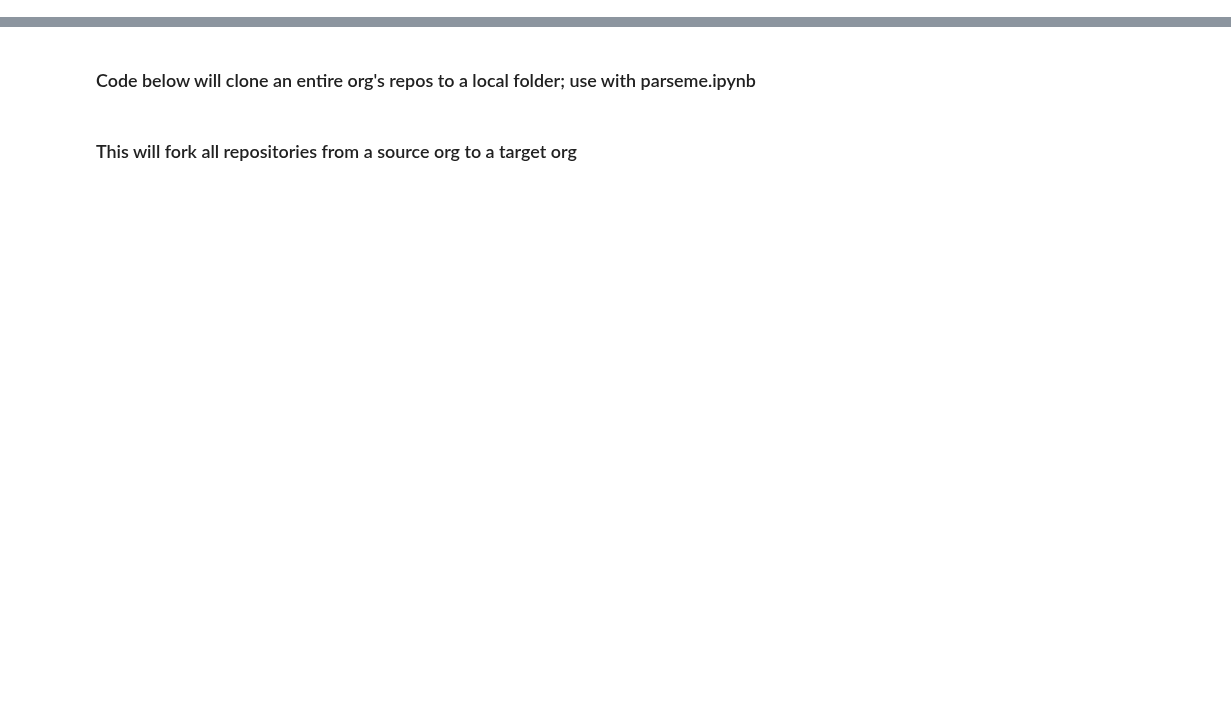
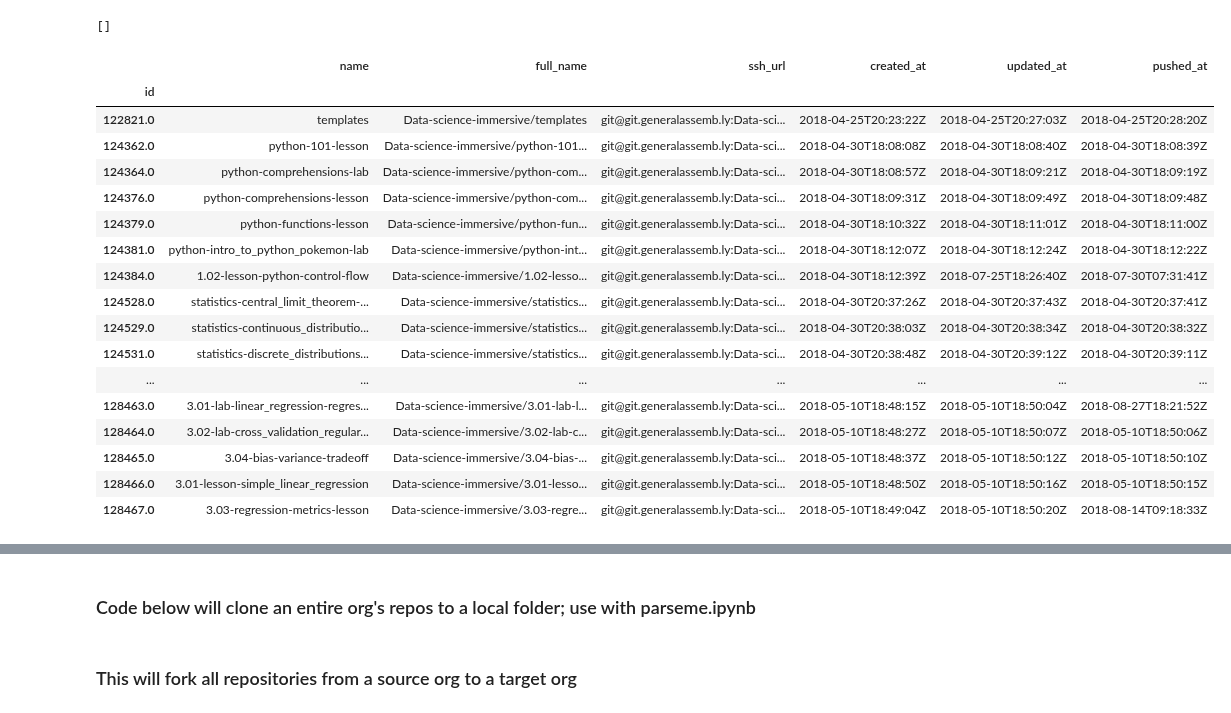
Before and after one commit to ggodreau/profanityParser, a Jupyter notebook: gitauth.ipynb, the cells around one changed output, grey strips where cells are left out. Saved outputs shown, nothing was run; the diff lists cells and outputs as text; code cells hidden in the pictures; blank space fills up the shorter version.

Commit message:
working paging and df_dict, needs combined still

```diff
--- a/gitauth.ipynb
+++ b/gitauth.ipynb
@@ -34,0 +47,23 @@ for org in orgs:
+# %%
+'''
+NEEDS CODE WRITTEN TO TRAVERSE PAGES (start at page 1, go until r.status_code = 202)
+see docs here:
+https://developer.github.com/v3/repos/#parameters-2
+
+Note: the 'page' parameter is not documented with the github API, I found it by trial/error
+'''
+
+# get a listing of all repos in the target org, 'Data-science-immersive'
+# from GHE docs: GET /orgs/:org/repos
+
+r = requests.get('https://{}/api/v3/orgs/{}/repos'.format(baseurl, source_org), \
+                 headers=header, params={ 'type': 'all' , 'page': 1 })
+repos = json.loads(r.content)
+
+clones = []
+for repo in repos:
+    clones.append(repo['ssh_url'])
+
+# show first 5
+for repo in repos[:5]:
+    print('{}, {}'.format(repo['name'], repo['ssh_url']))
@@ -34,0 +97,44 @@ for org in orgs:
+# %%
+r.json()
+# %% [output]
+[]
+# %%
+df_dict = {
+    'id': [],
+    'name': [],
+    'full_name': [],
+    'ssh_url': [],
+    'created_at': [],
+    'updated_at': [],
+    'pushed_at': []
+}
+# create initial blank dataframe
+df = pd.DataFrame.from_dict(df_dict).set_index('id')
+for repo in repos:
+    for k in df_dict.keys():
+        df_dict[k].append(repo[k])
+res_df = pd.DataFrame.from_dict(df_dict).set_index('id')
+# clear dict
+for k in df_dict.keys():
+    df_dict[k] = []
+# append res_df to initial blank dataframe
+df.append(res_df)
+# %% [output]
+|  | name | full_name | ssh_url | created_at | updated_at | pushed_at |
+| id |  |  |  |  |  |  |
+| 122821.0 | templates | Data-science-immersive/templates | git@git.generalassemb.ly:Data-sci... | 2018-04-25T20:23:22Z | 2018-04-25T20:27:03Z | 2018-04-25T20:28:20Z |
+| 124362.0 | python-101-lesson | Data-science-immersive/python-101... | git@git.generalassemb.ly:Data-sci... | 2018-04-30T18:08:08Z | 2018-04-30T18:08:40Z | 2018-04-30T18:08:39Z |
+| 124364.0 | python-comprehensions-lab | Data-science-immersive/python-com... | git@git.generalassemb.ly:Data-sci... | 2018-04-30T18:08:57Z | 2018-04-30T18:09:21Z | 2018-04-30T18:09:19Z |
+| 124376.0 | python-comprehensions-lesson | Data-science-immersive/python-com... | git@git.generalassemb.ly:Data-sci... | 2018-04-30T18:09:31Z | 2018-04-30T18:09:49Z | 2018-04-30T18:09:48Z |
+| 124379.0 | python-functions-lesson | Data-science-immersive/python-fun... | git@git.generalassemb.ly:Data-sci... | 2018-04-30T18:10:32Z | 2018-04-30T18:11:01Z | 2018-04-30T18:11:00Z |
+| 124381.0 | python-intro_to_python_pokemon-lab | Data-science-immersive/python-int... | git@git.generalassemb.ly:Data-sci... | 2018-04-30T18:12:07Z | 2018-04-30T18:12:24Z | 2018-04-30T18:12:22Z |
+| 124384.0 | 1.02-lesson-python-control-flow | Data-science-immersive/1.02-lesso... | git@git.generalassemb.ly:Data-sci... | 2018-04-30T18:12:39Z | 2018-07-25T18:26:40Z | 2018-07-30T07:31:41Z |
+| 124528.0 | statistics-central_limit_theorem-... | Data-science-immersive/statistics... | git@git.generalassemb.ly:Data-sci... | 2018-04-30T20:37:26Z | 2018-04-30T20:37:43Z | 2018-04-30T20:37:41Z |
+| 124529.0 | statistics-continuous_distributio... | Data-science-immersive/statistics... | git@git.generalassemb.ly:Data-sci... | 2018-04-30T20:38:03Z | 2018-04-30T20:38:34Z | 2018-04-30T20:38:32Z |
+| 124531.0 | statistics-discrete_distributions... | Data-science-immersive/statistics... | git@git.generalassemb.ly:Data-sci... | 2018-04-30T20:38:48Z | 2018-04-30T20:39:12Z | 2018-04-30T20:39:11Z |
+| ... | ... | ... | ... | ... | ... | ... |
+| 128463.0 | 3.01-lab-linear_regression-regres... | Data-science-immersive/3.01-lab-l... | git@git.generalassemb.ly:Data-sci... | 2018-05-10T18:48:15Z | 2018-05-10T18:50:04Z | 2018-08-27T18:21:52Z |
+| 128464.0 | 3.02-lab-cross_validation_regular... | Data-science-immersive/3.02-lab-c... | git@git.generalassemb.ly:Data-sci... | 2018-05-10T18:48:27Z | 2018-05-10T18:50:07Z | 2018-05-10T18:50:06Z |
+| 128465.0 | 3.04-bias-variance-tradeoff | Data-science-immersive/3.04-bias-... | git@git.generalassemb.ly:Data-sci... | 2018-05-10T18:48:37Z | 2018-05-10T18:50:12Z | 2018-05-10T18:50:10Z |
+| 128466.0 | 3.01-lesson-simple_linear_regression | Data-science-immersive/3.01-lesso... | git@git.generalassemb.ly:Data-sci... | 2018-05-10T18:48:50Z | 2018-05-10T18:50:16Z | 2018-05-10T18:50:15Z |
+| 128467.0 | 3.03-regression-metrics-lesson | Data-science-immersive/3.03-regre... | git@git.generalassemb.ly:Data-sci... | 2018-05-10T18:49:04Z | 2018-05-10T18:50:20Z | 2018-08-14T09:18:33Z |
```
Also changed, not shown: parts of 6 cells of this notebook.
